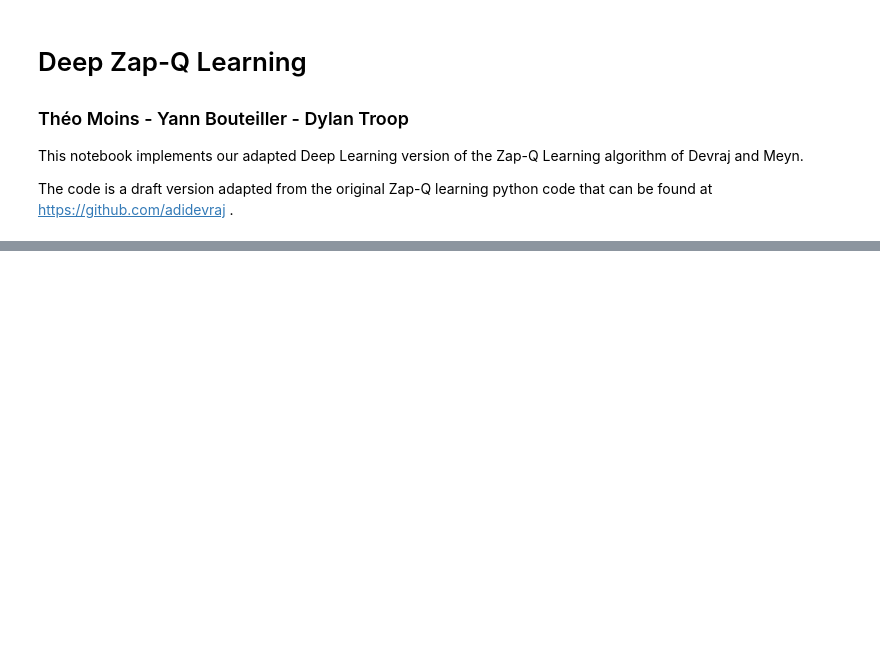
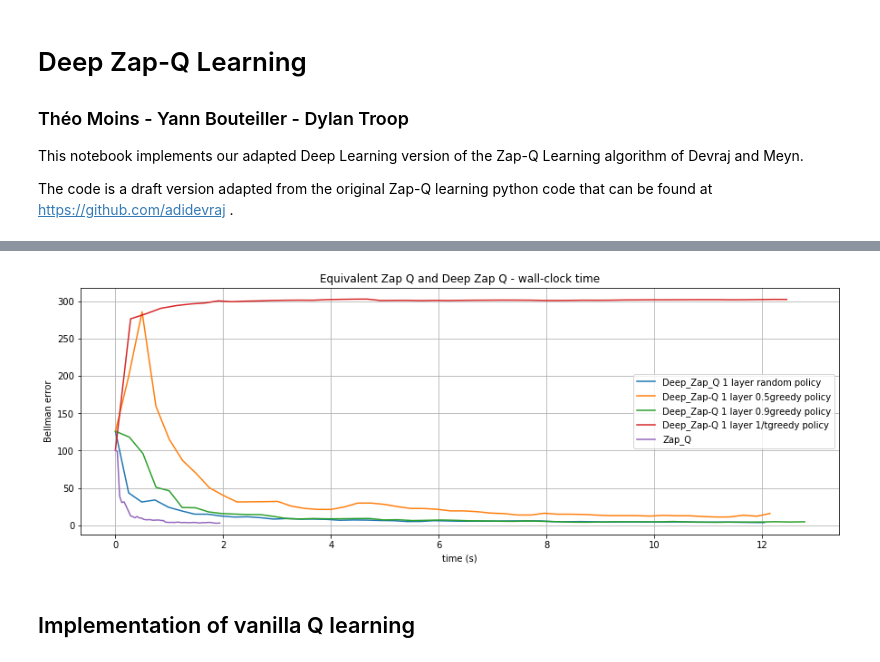
Before and after one commit to TheoMoins/IFT6085-Project, a Jupyter notebook: Experiments_Deep_Version.ipynb, the cells around one changed output, grey strips where cells are left out. Cells and saved outputs as stored; diff of their text form; code cells hidden in the pictures; blank space fills up the shorter version.

```diff
--- a/Experiments_Deep_Version.ipynb
+++ b/Experiments_Deep_Version.ipynb
@@ -594,0 +541,26 @@ print(q_table)
+# %%
+def compute_Bellman_error(q_table, beta, noise):
+
+    #Initialize Bellman error to 0:
+    BE = np.zeros(StaActLen) # initialiser BE_Zap avec des 0
+
+    for jj in range(StaActLen): # pour tous les state-action possibles
+
+        x = NumbertoSAPair[jj,0] # x = state(jj)
+        a = NumbertoSAPair[jj,1] # a = action(jj)
+
+        # Calculate E[max_u Q(X_{t+1},u) | X_t=x, A_t = a]:
+        max_Qfun_xtp1_Zap = 0; # max_Qfun_xtp1_Zap initialisé à 0
+        NumOfXtp1 = 0; # NumOfXtp1 initialisé à 0
+        for ll in range(StaActLen): # pour tous les state-action possibles ll
+            if(NumbertoSAPair[ll,0] == x): # si ll part de state(jj)
+                xplus1 = NumbertoSAPair[ll,1] # xplus1 prend action(ll)
+                max_Qfun_xtp1_Zap = max_Qfun_xtp1_Zap + np.max(q_table[xplus1]) # max_Qfun_xtp1_Zap += max q_table à partir de action(ll)
+                NumOfXtp1 = NumOfXtp1 + 1 # NumOfXtp1++
+        max_Qfun_xtp1_Zap = max_Qfun_xtp1_Zap/NumOfXtp1 # max_Qfun_xtp1_Zap /= NumOfXtp1 (ie on prend l'average de toutes les greedy policies à partir de x)
+
+        # BE(x,a) = R(x,a) + beta*E[max_u Q(X_{t+1},u) | X_t=x, A_t = a] - Q(x,a)
+        BE[jj] = R[x,a] + beta*((1-noise)*np.max(q_table[a]) +  noise*max_Qfun_xtp1_Zap) - q_table[x,a]
+
+    # MaximalBellmanError = max_{x,a} BE(x,a):
+    return np.max(abs(BE))
@@ -594,0 +797,15 @@ print(q_table)
+# %%
+Q, dataplot = Zap_Q(xStart = 4, # start state
+          beta = 0.8, # Discount factor
+          rho = 0.85, # Stepsize \gamma_n = (1/n)^\rhot_step=1000
+          policyEnvironmentAwareness=True, # policy won't take impossible actions if True
+          environmentEnvironmentAwareness=True, # environment will only return possible actions in case of failure if True
+          policyRandomness=1,
+          environmentRandomness=0.2,
+          T=5000, # Number of iterations for learning (number of data samples we observe)
+          t_step=100, #This is how often I want to store the data (Bellman error)
+          livePlot=False,
+          plotTitle=None,
+          dataplot=dataplot)
+
+print(Q)
@@ -594,0 +825,6 @@ print(q_table)
+# %%
+live_plot(dataplot, title='Equivalent Zap Q and Deep Zap Q - wall-clock time', ylabel='Bellman error', xlabel='time (s)', ylim1=None)
+# %% [output]
+[figure, added]
+# %% [markdown]
+## Implementation of vanilla Q learning
```
Also changed, not shown: parts of 39 cells of this notebook.
